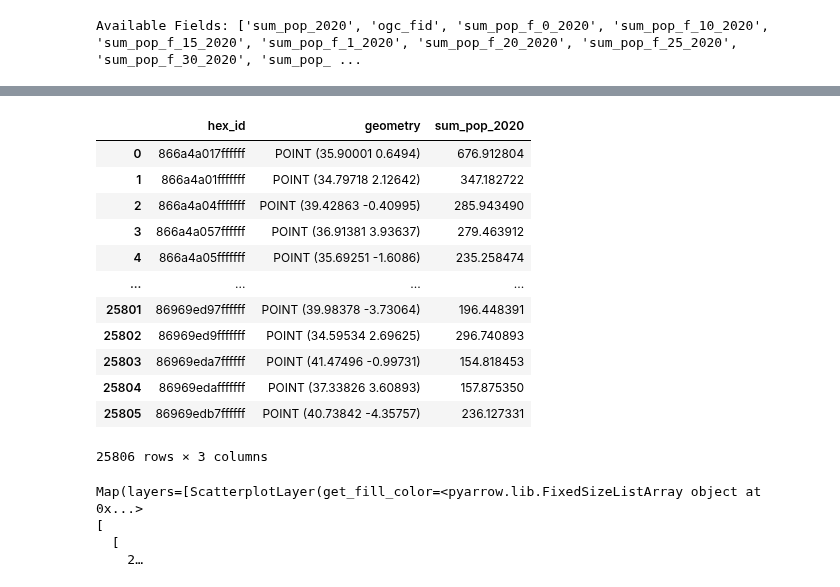
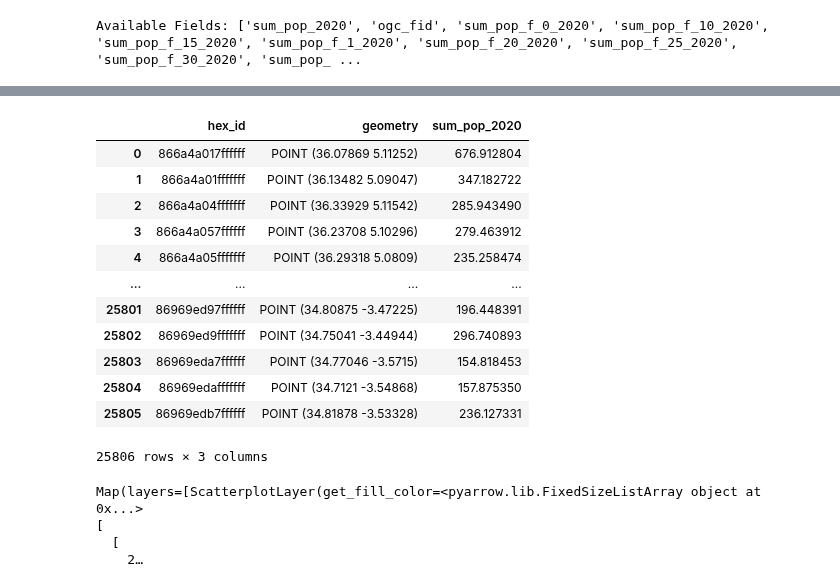
Before and after one commit to worldbank/DECAT_Space2Stats, a Jupyter notebook: notebooks/user-docs/space2stats_api_demo.ipynb, the cells around one changed output, grey strips where cells are left out. Cells and saved outputs as stored; diff of their text form; code cells hidden in the pictures.

```diff
--- a/notebooks/user-docs/space2stats_api_demo.ipynb
+++ b/notebooks/user-docs/space2stats_api_demo.ipynb
@@ -66,20 +81,22 @@ df = pd.DataFrame(summary_data)
 # %%
-df['geometry'] = df['geometry'].apply(lambda geom: shape(geom))
+from shapely import from_geojson
+
+df['geometry'] = df['geometry'].apply(lambda geom: from_geojson(geom))
 gdf = gpd.GeoDataFrame(df, geometry='geometry', crs='EPSG:4326')
 gdf
 # %% [output]
 |  | hex_id | geometry | sum_pop_2020 |
-| 0 | 866a4a017ffffff | POINT (35.90001 0.6494) | 676.912804 |
-| 1 | 866a4a01fffffff | POINT (34.79718 2.12642) | 347.182722 |
-| 2 | 866a4a04fffffff | POINT (39.42863 -0.40995) | 285.943490 |
-| 3 | 866a4a057ffffff | POINT (36.91381 3.93637) | 279.463912 |
-| 4 | 866a4a05fffffff | POINT (35.69251 -1.6086) | 235.258474 |
+| 0 | 866a4a017ffffff | POINT (36.07869 5.11252) | 676.912804 |
+| 1 | 866a4a01fffffff | POINT (36.13482 5.09047) | 347.182722 |
+| 2 | 866a4a04fffffff | POINT (36.33929 5.11542) | 285.943490 |
+| 3 | 866a4a057ffffff | POINT (36.23708 5.10296) | 279.463912 |
+| 4 | 866a4a05fffffff | POINT (36.29318 5.0809) | 235.258474 |
 | ... | ... | ... | ... |
-| 25801 | 86969ed97ffffff | POINT (39.98378 -3.73064) | 196.448391 |
-| 25802 | 86969ed9fffffff | POINT (34.59534 2.69625) | 296.740893 |
-| 25803 | 86969eda7ffffff | POINT (41.47496 -0.99731) | 154.818453 |
-| 25804 | 86969edafffffff | POINT (37.33826 3.60893) | 157.875350 |
-| 25805 | 86969edb7ffffff | POINT (40.73842 -4.35757) | 236.127331 |
+| 25801 | 86969ed97ffffff | POINT (34.80875 -3.47225) | 196.448391 |
+| 25802 | 86969ed9fffffff | POINT (34.75041 -3.44944) | 296.740893 |
+| 25803 | 86969eda7ffffff | POINT (34.77046 -3.5715) | 154.818453 |
+| 25804 | 86969edafffffff | POINT (34.7121 -3.54868) | 157.875350 |
+| 25805 | 86969edb7ffffff | POINT (34.81878 -3.53328) | 236.127331 |
 25806 rows × 3 columns
 # %%
 # Define custom breaks and corresponding RGBA colors
```
Also changed, not shown: parts of 1 cell of this notebook, 1 other file.
